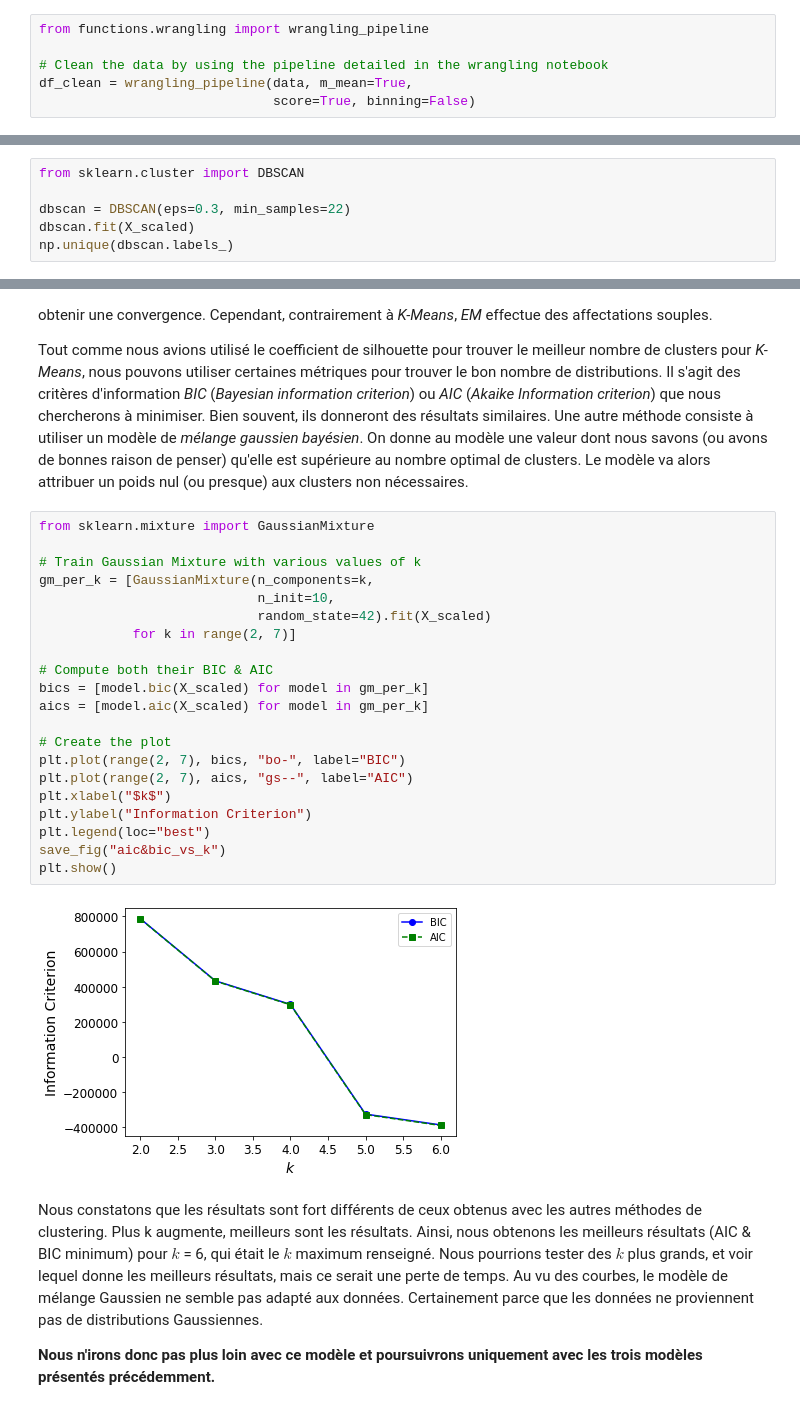
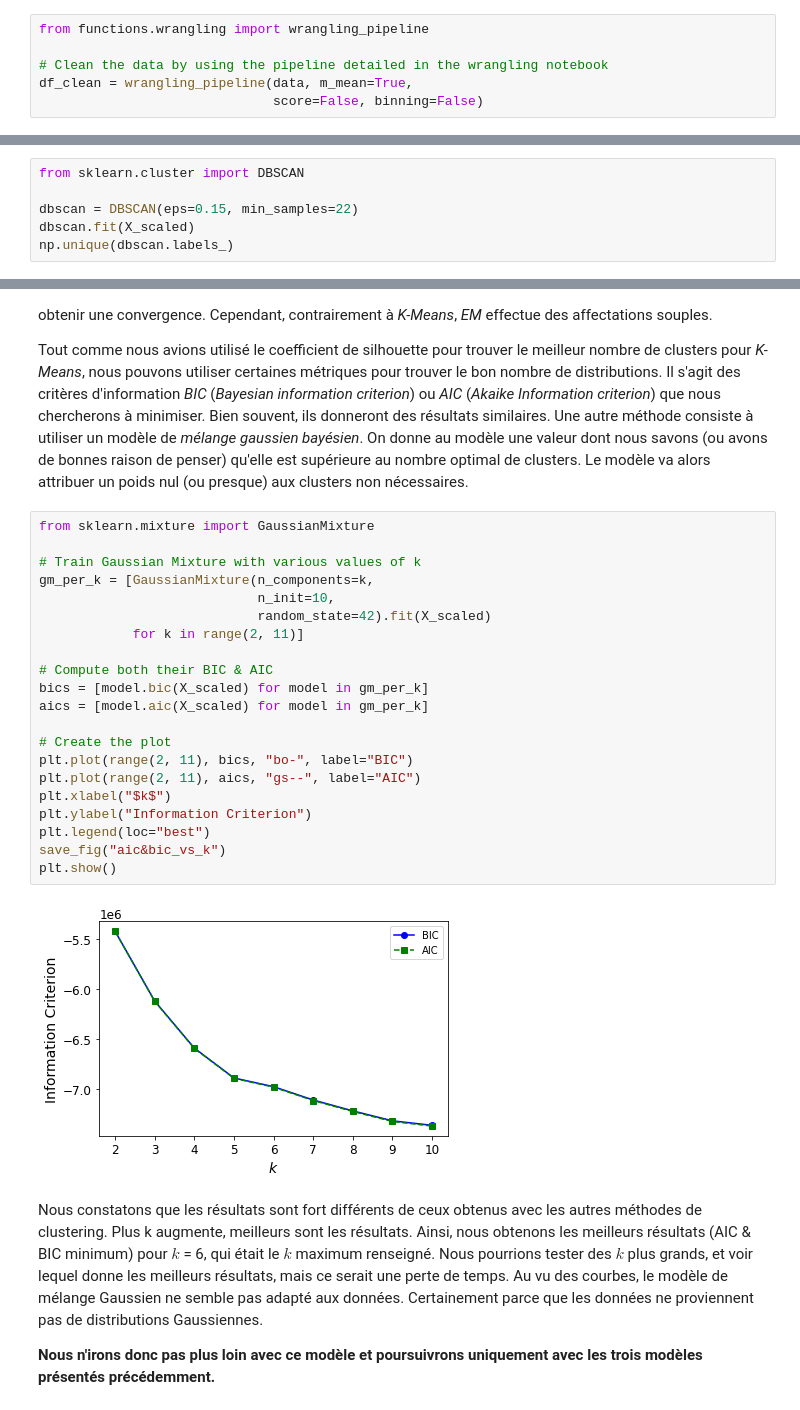
Before and after one commit to Pierre-Eloi/OC_DS_Project5, a Jupyter notebook: Project5_Data_Clustering.ipynb, the cells around one changed output, grey strips where cells are left out. Drawn from its saved outputs; the diff is of its cells as text.

```diff
--- a/Project5_Data_Clustering.ipynb
+++ b/Project5_Data_Clustering.ipynb
@@ -70,6 +70,6 @@ from functions.wrangling import wrangling_pipeline
 
 # Clean the data by using the pipeline detailed in the wrangling notebook
 df_clean = wrangling_pipeline(data, m_mean=True,
-                              score=True, binning=False)
+                              score=False, binning=False)
 # %% [markdown]
 <h1>Table of Contents<span class="tocSkip"></span></h1>
@@ -413,7 +413,7 @@ Nous observons très nettement le coude qui se trouve à une distance de 0,15 en
 # %%
 from sklearn.cluster import DBSCAN
 
-dbscan = DBSCAN(eps=0.3, min_samples=22)
+dbscan = DBSCAN(eps=0.15, min_samples=22)
 dbscan.fit(X_scaled)
 np.unique(dbscan.labels_)
 # %% [output]
@@ -445,26 +433,26 @@ Tout comme nous avions utilisé le coefficient de silhouette pour trouver le mei
 # %%
 from sklearn.mixture import GaussianMixture
 
 # Train Gaussian Mixture with various values of k
 gm_per_k = [GaussianMixture(n_components=k,
                             n_init=10,
                             random_state=42).fit(X_scaled)
-            for k in range(2, 7)]
+            for k in range(2, 11)]
 
 # Compute both their BIC & AIC
 bics = [model.bic(X_scaled) for model in gm_per_k]
 aics = [model.aic(X_scaled) for model in gm_per_k]
 
 # Create the plot
-plt.plot(range(2, 7), bics, "bo-", label="BIC")
-plt.plot(range(2, 7), aics, "gs--", label="AIC")
+plt.plot(range(2, 11), bics, "bo-", label="BIC")
+plt.plot(range(2, 11), aics, "gs--", label="AIC")
 plt.xlabel("$k$")
 plt.ylabel("Information Criterion")
 plt.legend(loc="best")
 save_fig("aic&bic_vs_k")
 plt.show()
 # %% [output]
-[figure, old version]
+[figure, new version]
 # %% [markdown]
 Nous constatons que les résultats sont fort différents de ceux obtenus avec les autres méthodes de clustering. Plus k augmente, meilleurs sont les résultats. Ainsi, nous obtenons les meilleurs résultats (AIC & BIC minimum) pour $k$ = 6, qui était le $k$ maximum renseigné. Nous pourrions tester des $k$ plus grands, et voir lequel donne les meilleurs résultats, mais ce serait une perte de temps. Au vu des courbes, le modèle de mélange Gaussien ne semble pas adapté aux données. Certainement parce que les données ne proviennent pas de distributions Gaussiennes.
 
```
Also changed, not shown: parts of 18 cells of this notebook.
